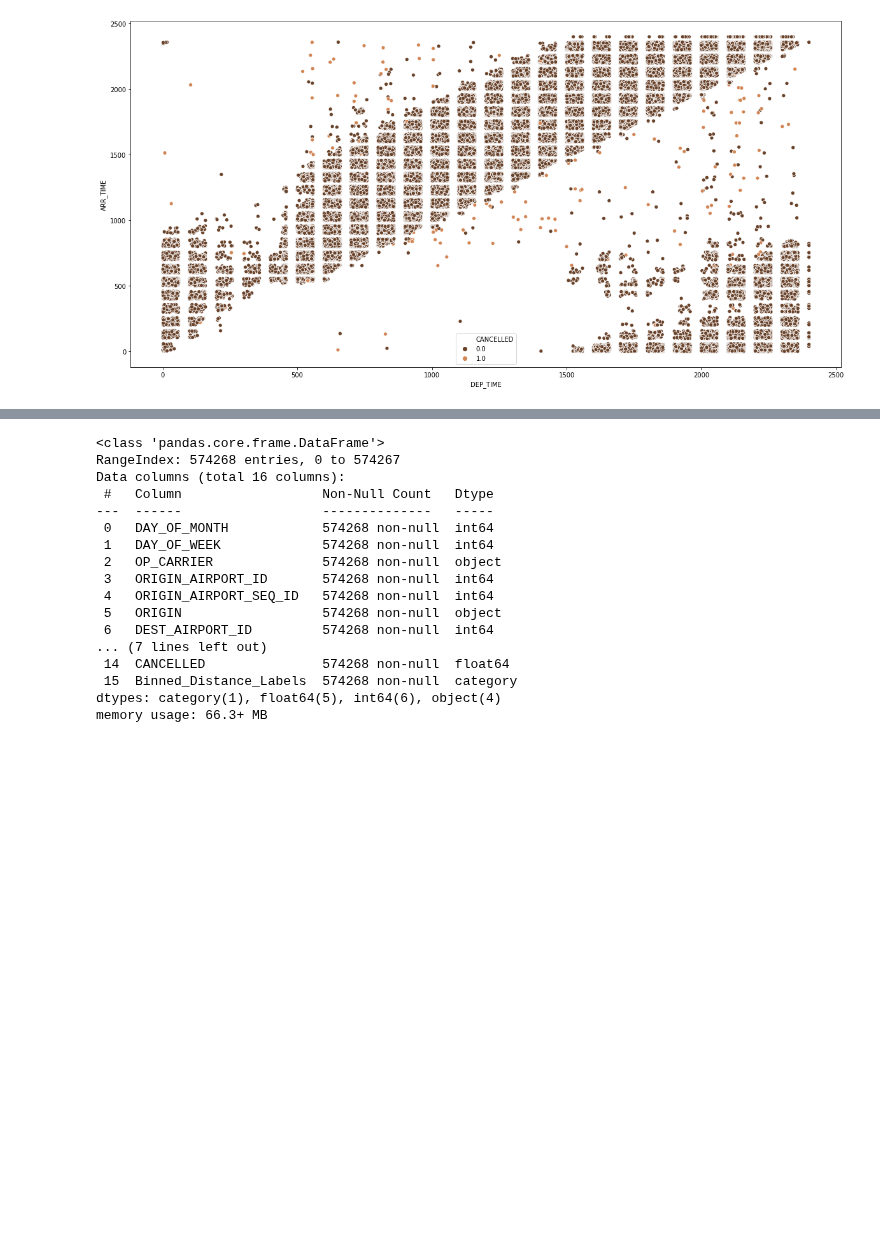
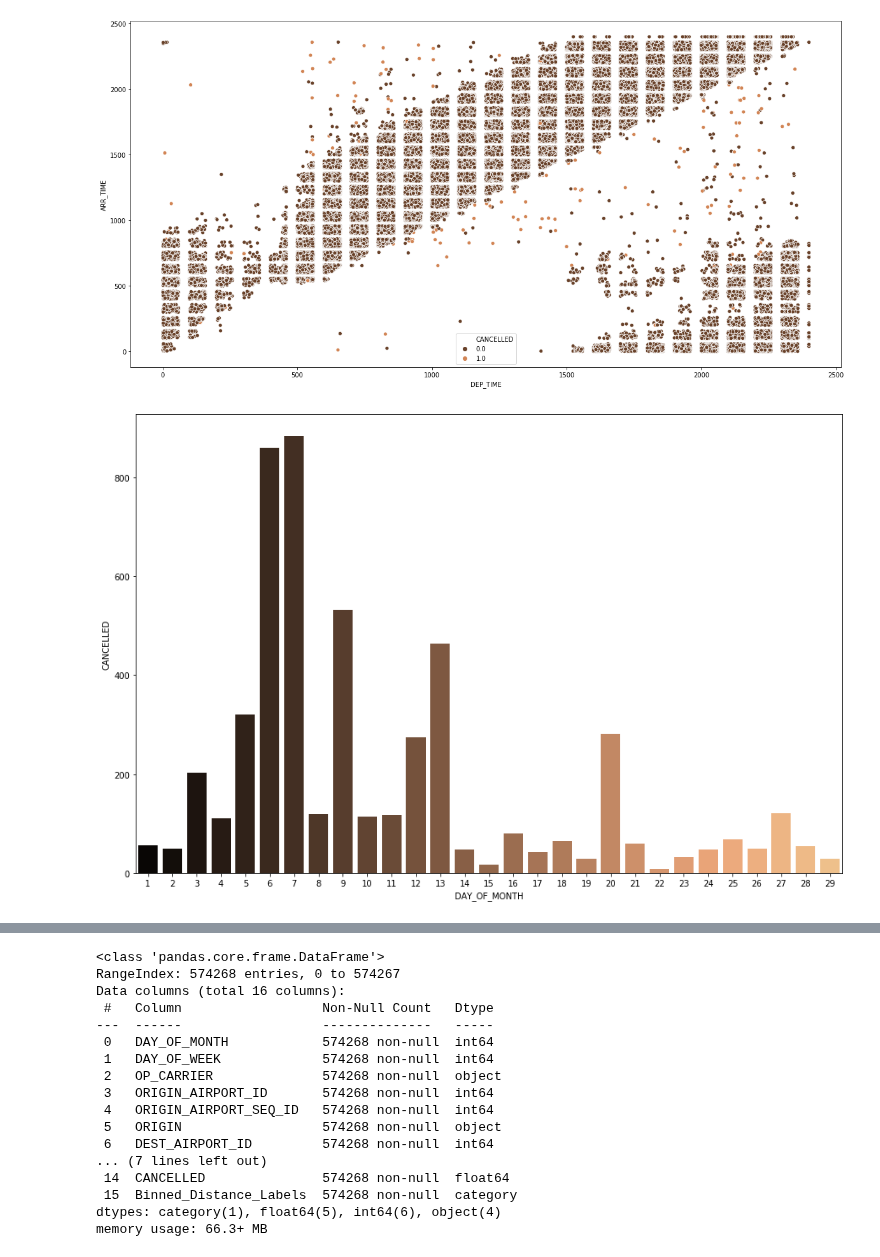
Before and after one commit to vardhanselvaraj/February-Flight-Cancellation-Prediction, a Jupyter notebook: Flight Delay Prediction.ipynb, the cells around one changed output, grey strips where cells are left out. Saved outputs shown, nothing was run; the diff lists cells and outputs as text; code cells hidden in the pictures; blank space fills up the shorter version.

Commit message:
Day of Week and Day of Month vs Cancellation plots

```diff
--- a/Flight Delay Prediction.ipynb
+++ b/Flight Delay Prediction.ipynb
@@ -191,3 +191,10 @@ sns.scatterplot(x = 'DEP_TIME', y = 'ARR_TIME', hue = 'CANCELLED', data = df1,
 # %% [output]
 <matplotlib.axes._subplots.AxesSubplot at 0x...>
 [figure]
+# %%
+df5 = df1[['DAY_OF_MONTH','CANCELLED']].loc[df1['CANCELLED']==1].groupby('DAY_OF_MONTH').count().reset_index()
+fig = plt.subplots(figsize = (15,10))
+sns.barplot(x = 'DAY_OF_MONTH', y = 'CANCELLED', data = df5 , palette = 'copper')
+plt.show()
+# %% [output]
+[figure, added]
```
Also changed, not shown: parts of 6 cells of this notebook.
